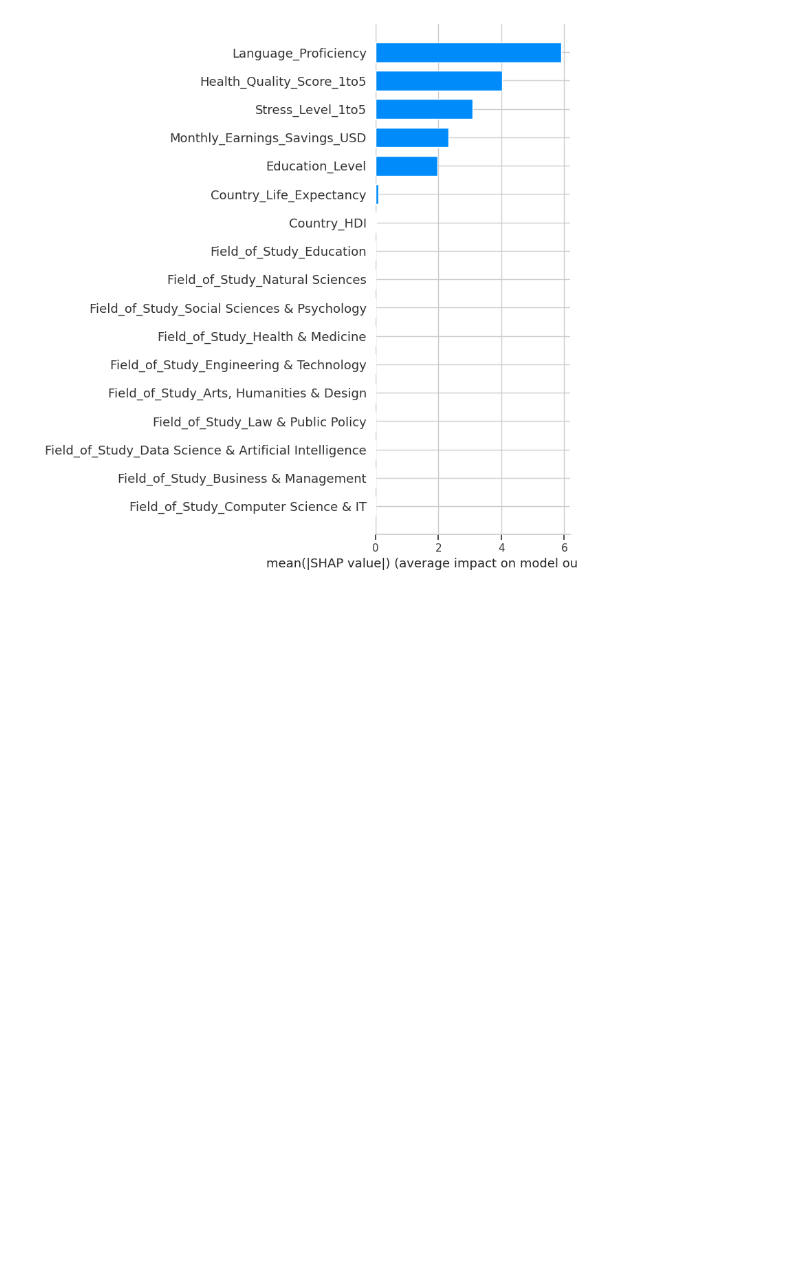
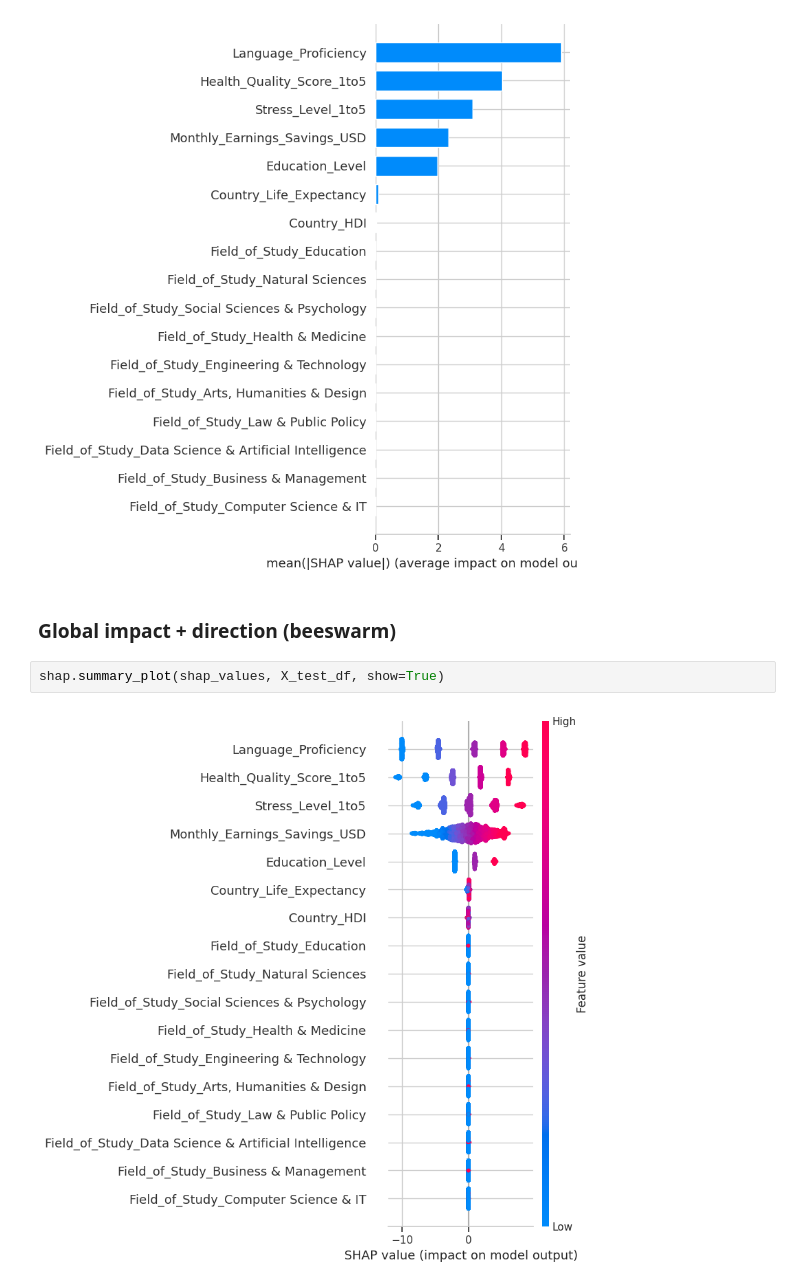
Before and after one commit to jannatul-fredaues/Global-Human-Development-Index-with-Explainable-AI, a Jupyter notebook: Prepossing/Student part/ghdi-student-part.ipynb, the cells around one changed output. Saved outputs shown, nothing was run; the diff lists cells and outputs as text; blank space fills up the shorter version.

```diff
--- a/Prepossing/Student part/ghdi-student-part.ipynb
+++ b/Prepossing/Student part/ghdi-student-part.ipynb
@@ -381,3 +381,9 @@ shap_values = explainer(X_test_df)
 shap.summary_plot(shap_values, X_test_df, plot_type="bar", show=True)
 # %% [output]
 [figure]
+# %% [markdown]
+### Global impact + direction (beeswarm)
+# %%
+shap.summary_plot(shap_values, X_test_df, show=True)
+# %% [output]
+[figure, added]
```
Also changed, not shown: parts of 2 cells of this notebook.
